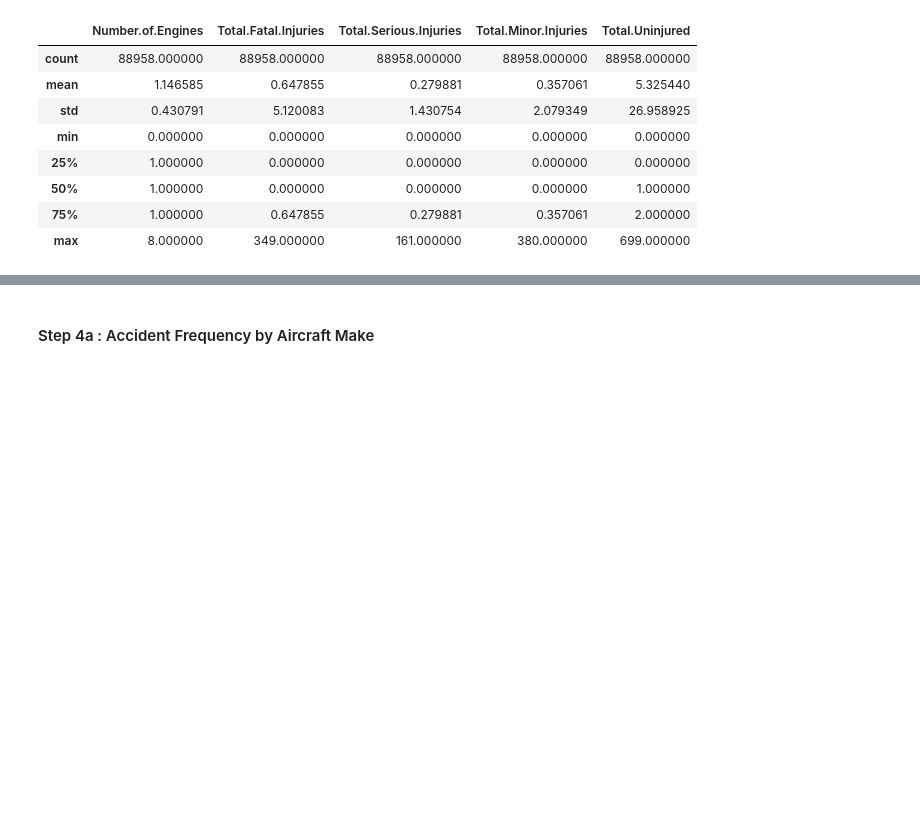
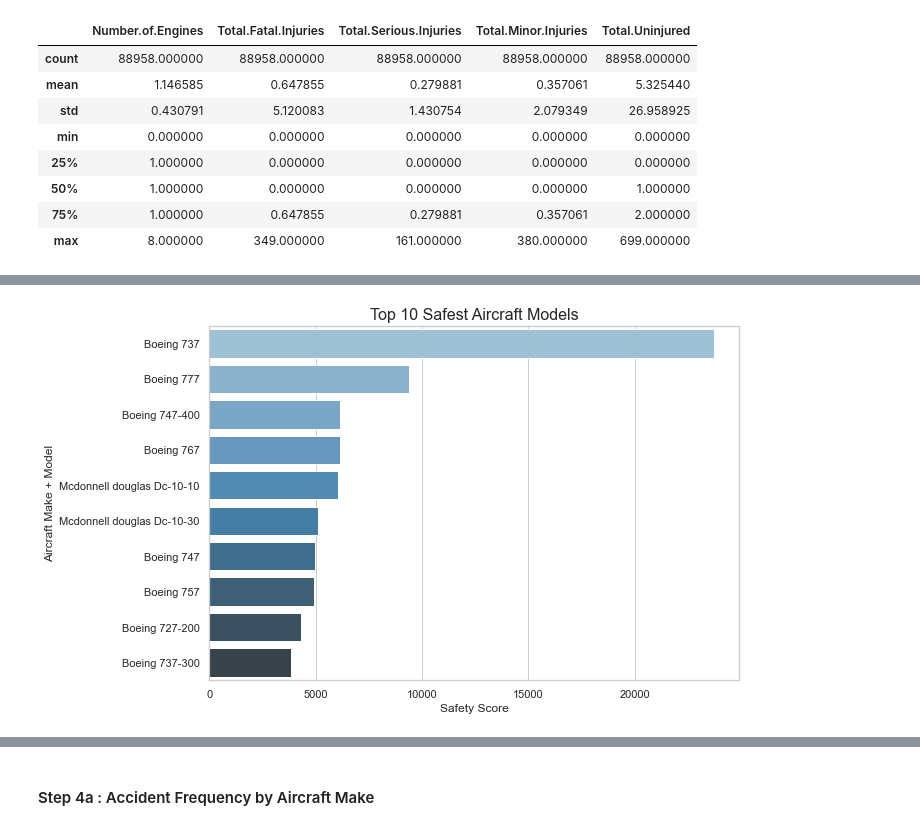
Before and after one commit to DebbieMOmondi/-Aviation-Risk-Analysis, a Jupyter notebook: Risk_Analysis.ipynb, the cells around one changed output, grey strips where cells are left out. Saved outputs shown, nothing was run; the diff lists cells and outputs as text; code cells hidden in the pictures; blank space fills up the shorter version.

```diff
--- a/Risk_Analysis.ipynb
+++ b/Risk_Analysis.ipynb
@@ -306,0 +358,25 @@ Uninjured individuals: Most accidesnts have some injured individals with a highe
+# %%
+# Creating a visualization of the top 10 safest aircraft
+# Loading the top_10_safest dataset
+top_10_safest = pd.read_csv('top_10_safest_aircraft.csv')
+
+# Combining Make and Model columns into a new Make_Model column
+top_10_safest['Make_Model'] = top_10_safest['Make'] + ' ' + top_10_safest['Model']
+
+# Setting the seaborn style for better visuals
+sns.set(style="whitegrid")
+
+# Creating the Horizontal Bar Chart
+plt.figure(figsize=(10, 6))
+sns.barplot(data=top_10_safest, y='Make_Model', x='Safety_Score', palette='Blues_d')
+
+# Adding labels and title
+plt.title('Top 10 Safest Aircraft Models', fontsize=16)
+plt.xlabel('Safety Score', fontsize=12)
+plt.ylabel('Aircraft Make + Model', fontsize=12)
+
+# Showing the plot
+plt.tight_layout()
+plt.show()
+# %% [output]
+[figure, added]
```
Also changed, not shown: parts of 7 cells of this notebook, 2 other files.
